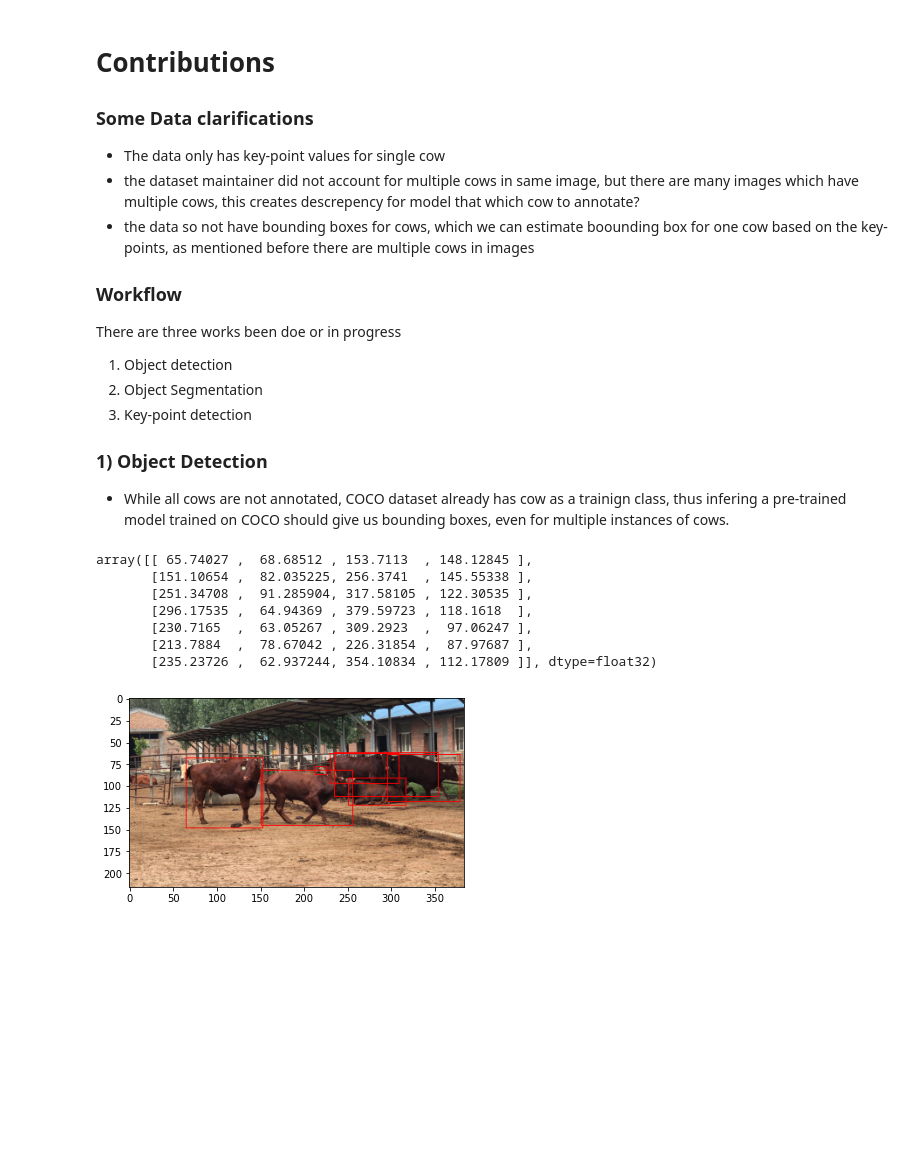
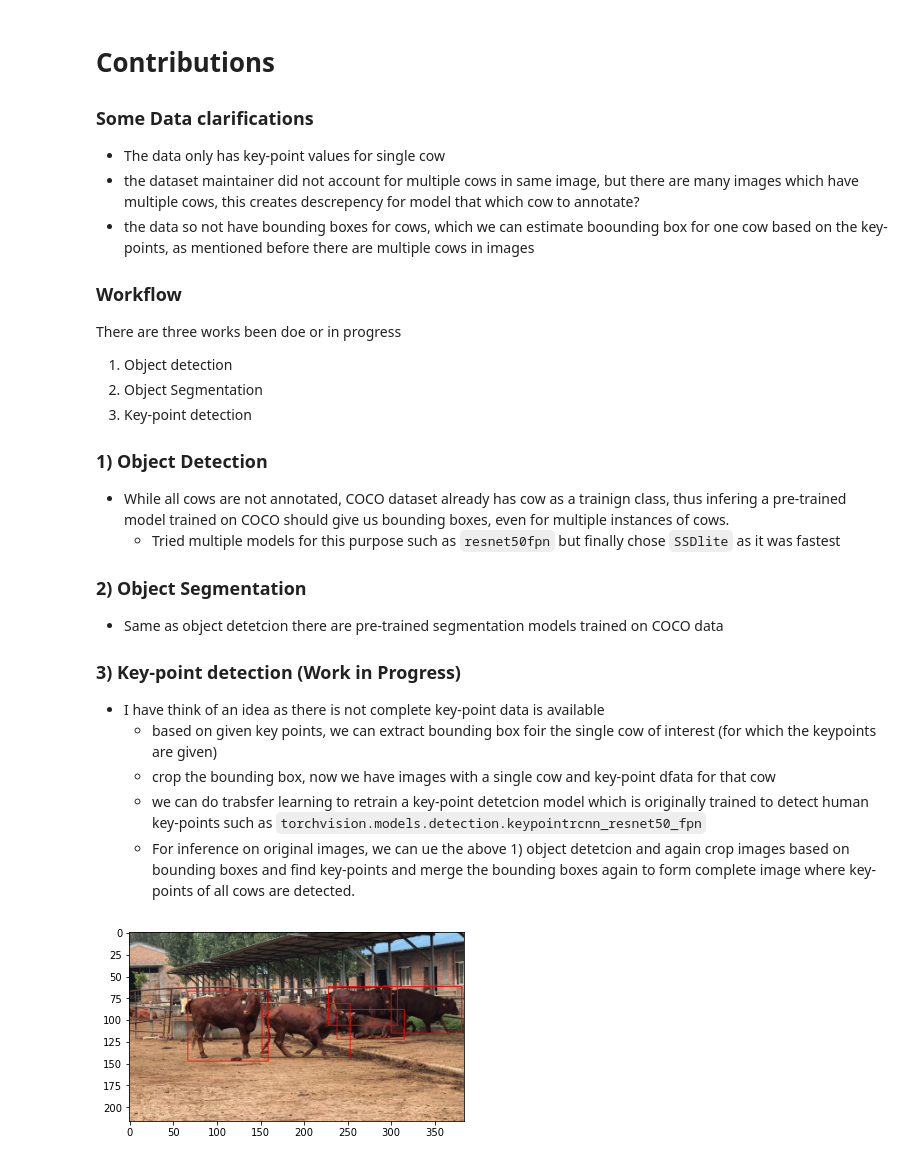
Before and after one commit to jay-chakalasiya/cattle_detection, a Jupyter notebook: Models.ipynb, the cells around one changed output. Drawn from its saved outputs; the diff is of its cells as text; code cells hidden in the pictures; blank space fills up the shorter version.

```diff
--- a/Models.ipynb
+++ b/Models.ipynb
@@ -15,5 +15,18 @@ There are three works been doe or in progress
 
 ### 1) Object Detection
 - While all cows are not annotated, COCO dataset already has cow as a trainign class, thus infering a pre-trained model trained on COCO should give us bounding boxes, even for multiple instances of cows.
+    - Tried multiple models for this purpose such as `resnet50fpn` but finally chose `SSDlite` as it was fastest
+
+
+### 2) Object Segmentation
+- Same as object detetcion there are pre-trained segmentation models trained on COCO data
+
+
+### 3) Key-point detection (Work in Progress)
+- I have think of an idea as there is not complete key-point data is available
+    - based on given key points, we can extract bounding box foir the single cow of interest (for which the keypoints are given)
+    - crop the bounding box, now we have images with a single cow and key-point dfata for that cow
+    - we can do trabsfer learning to retrain a key-point detetcion model which is originally trained to detect human key-points such as `torchvision.models.detection.keypointrcnn_resnet50_fpn`
+    - For inference on original images, we can ue the above 1) object detetcion and again crop images based on bounding boxes and find key-points and merge the bounding boxes again to form complete image where key-points of all cows are detected.
 # %%
 import os
@@ -25,11 +40,4 @@ CD = CattleDetection()
 # %%
-CD.infer_from_binaries(12, plot=True)
+CD.infer_from_binaries(12, plot=True, return_boxes=False)
 # %% [output]
-array([[ 65.74027 ,  68.68512 , 153.7113  , 148.12845 ],
-       [151.10654 ,  82.035225, 256.3741  , 145.55338 ],
-       [251.34708 ,  91.285904, 317.58105 , 122.30535 ],
-       [296.17535 ,  64.94369 , 379.59723 , 118.1618  ],
-       [230.7165  ,  63.05267 , 309.2923  ,  97.06247 ],
-       [213.7884  ,  78.67042 , 226.31854 ,  87.97687 ],
-       [235.23726 ,  62.937244, 354.10834 , 112.17809 ]], dtype=float32)
-[figure, old version]
+[figure, new version]
```
Also changed, not shown: parts of 13 cells of this notebook, 2 other files.
